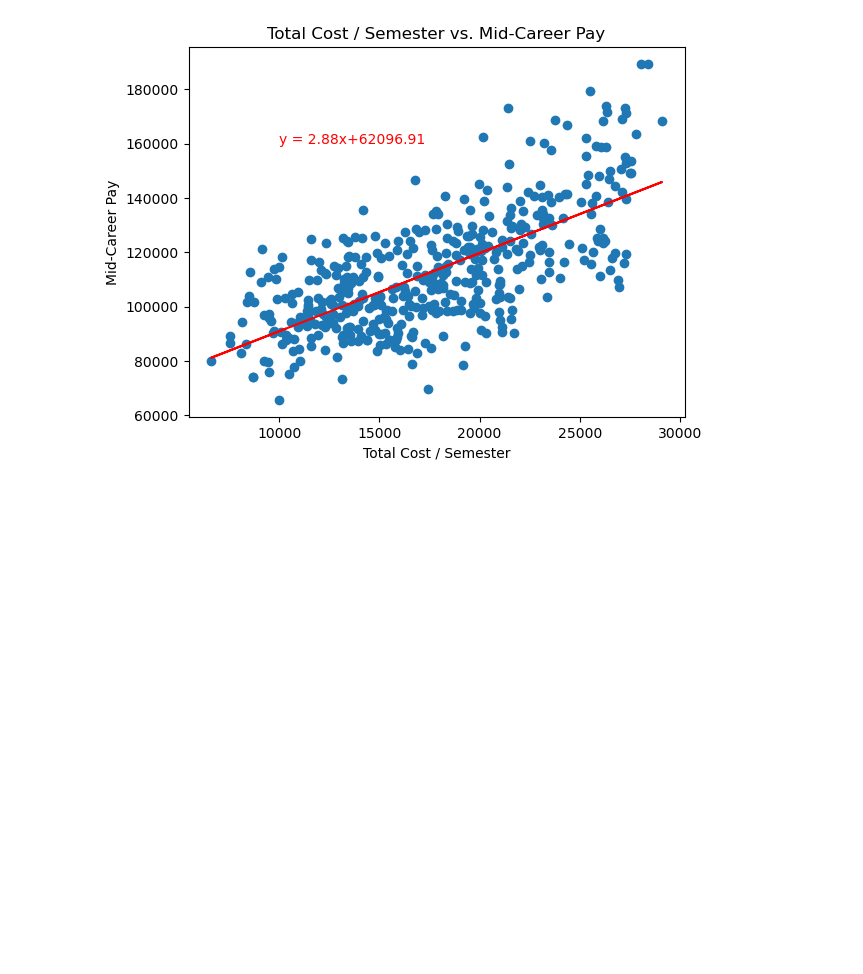
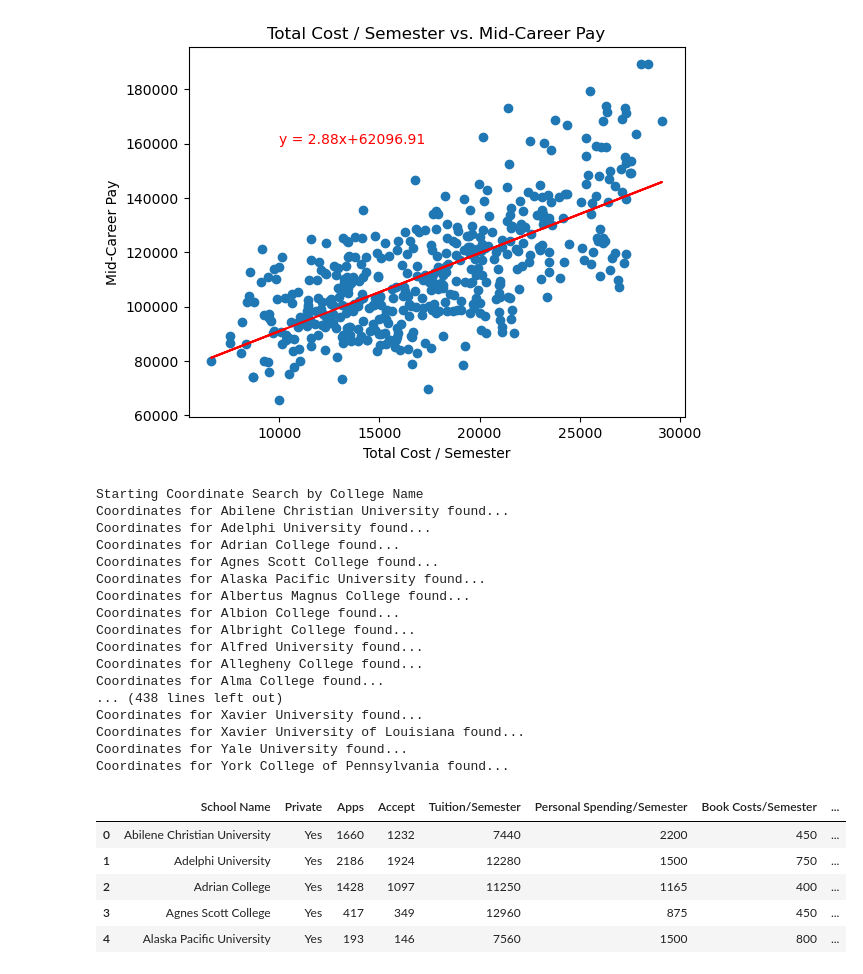
Before and after one commit to sWeeks99/Education_Trends_and_Opportunities, a Jupyter notebook: fosters-analysis/fosters_data.ipynb, the cells around one changed output. Drawn from its saved outputs; the diff is of its cells as text; code cells hidden in the pictures; blank space fills up the shorter version.

```diff
--- a/fosters-analysis/fosters_data.ipynb
+++ b/fosters-analysis/fosters_data.ipynb
@@ -74,0 +90,41 @@ plt.savefig('../data/total_cost_vs_mid_career_pay')
+# %%
+print("Starting Coordinate Search by College Name")
+for index, row in college_final_df.iterrows():
+    school_name = college_final_df.loc[index, "School Name"]
+    params["text"] = f'{school_name}'
+    response = requests.get(base_url, params=params)
+    response = response.json()
+    try:
+        college_final_df.loc[index, "Lat"] = response["results"][0]["lat"]
+        college_final_df.loc[index, "Lon"] = response["results"][0]["lon"]
+    except (KeyError, IndexError):
+        college_final_df.loc[index, "Lat"] = "Not Found"
+        college_final_df.loc[index, "Lon"] = "Not Found"
+
+    print(f'Coordinates for {school_name} found...')
+
+college_final_df.head()
+# %% [output]
+Starting Coordinate Search by College Name
+Coordinates for Abilene Christian University found...
+Coordinates for Adelphi University found...
+Coordinates for Adrian College found...
+Coordinates for Agnes Scott College found...
+Coordinates for Alaska Pacific University found...
+Coordinates for Albertus Magnus College found...
+Coordinates for Albion College found...
+Coordinates for Albright College found...
+Coordinates for Alfred University found...
+Coordinates for Allegheny College found...
+Coordinates for Alma College found...
+... (438 lines left out)
+Coordinates for Xavier University found...
+Coordinates for Xavier University of Louisiana found...
+Coordinates for Yale University found...
+Coordinates for York College of Pennsylvania found...
+|  | School Name | Private | Apps | Accept | Tuition/Semester | Personal Spending/Semester | Book Costs/Semester | ... |
+| 0 | Abilene Christian University | Yes | 1660 | 1232 | 7440 | 2200 | 450 | ... |
+| 1 | Adelphi University | Yes | 2186 | 1924 | 12280 | 1500 | 750 | ... |
+| 2 | Adrian College | Yes | 1428 | 1097 | 11250 | 1165 | 400 | ... |
+| 3 | Agnes Scott College | Yes | 417 | 349 | 12960 | 875 | 450 | ... |
+| 4 | Alaska Pacific University | Yes | 193 | 146 | 7560 | 1500 | 800 | ... |
```
Also changed, not shown: parts of 8 cells of this notebook.
